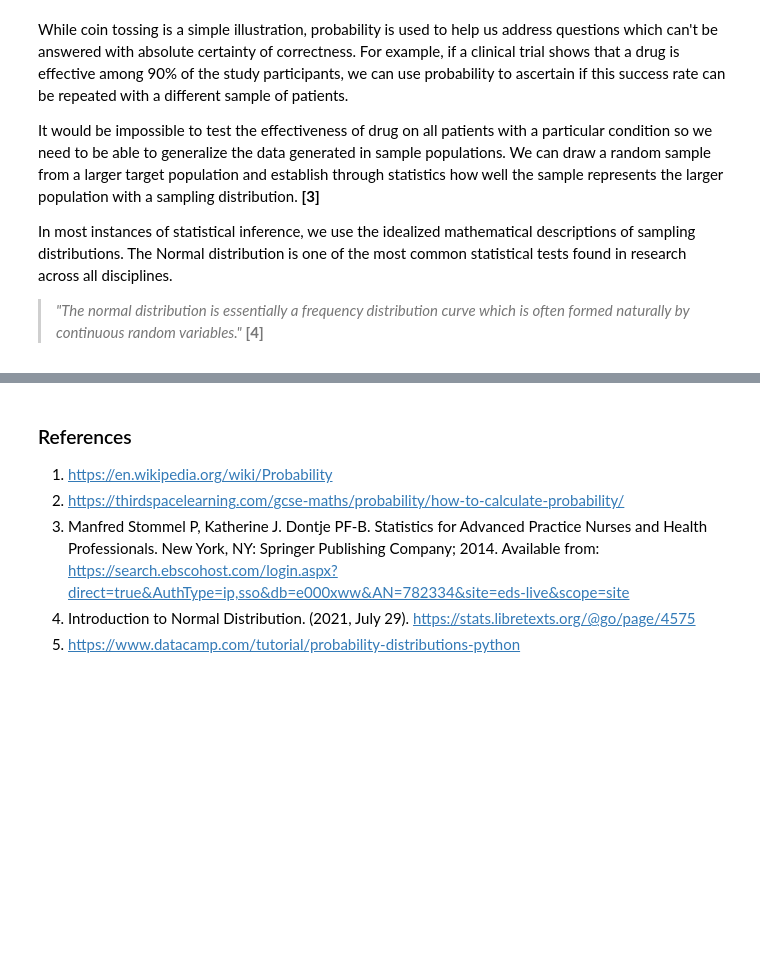
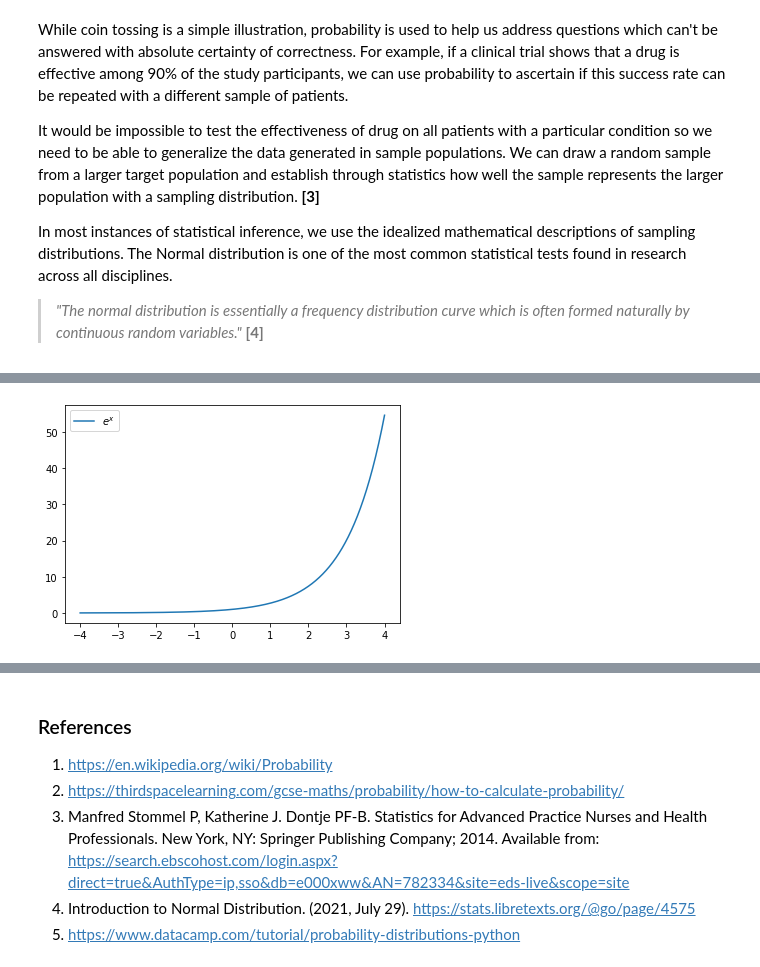
Before and after one commit to BreeTree/cow-way, a Jupyter notebook: Normal-Distribution-Notebook-BH.ipynb, the cells around one changed output, grey strips where cells are left out. Drawn from its saved outputs; the diff is of its cells as text; code cells hidden in the pictures; blank space fills up the shorter version.

```diff
--- a/Normal-Distribution-Notebook-BH.ipynb
+++ b/Normal-Distribution-Notebook-BH.ipynb
@@ -67,0 +102,10 @@ $$ \frac{1}{\sqrt{2 \pi \sigma^2 }} e^{-\frac{(x - \mu)^2}{2 \sigma^2}} $$
+# %%
+# Range of x values for plotting.
+x = np.linspace(-4.0, 4.0, 1000)
+
+# Plot of e^x
+plt.plot(x, np.exp(x), label=r'$e^{x}$');
+
+plt.legend();
+# %% [output]
+[figure, added]
```
Also changed, not shown: parts of 17 cells of this notebook, 1 other file.
